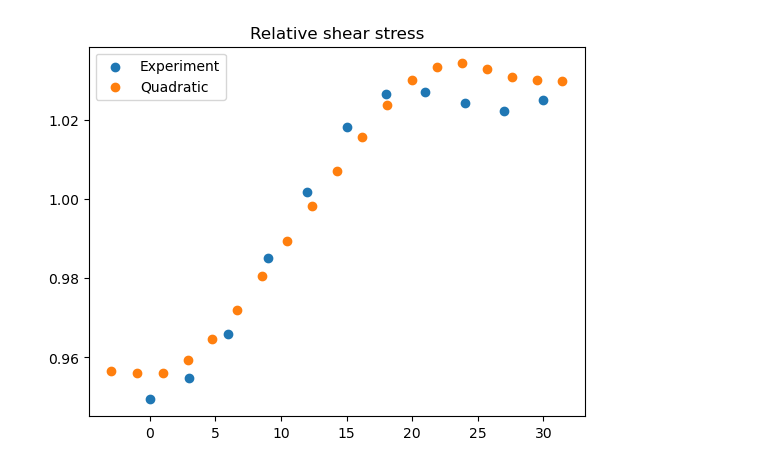
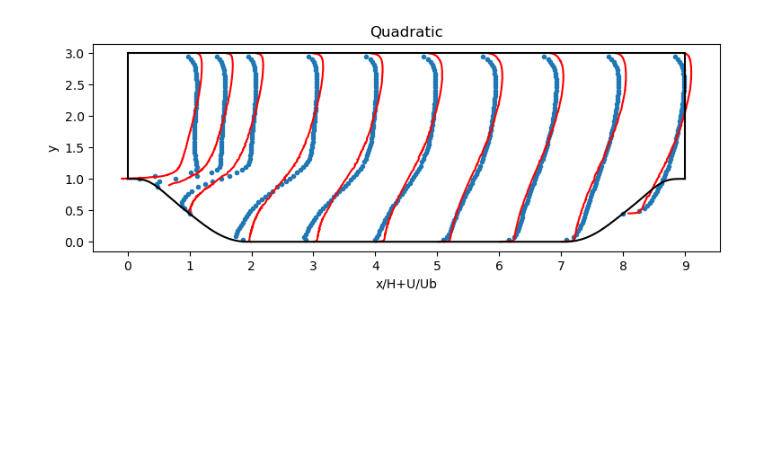
Before and after one commit to JulesL2/CS_Postprocess, a Jupyter notebook: extraction.ipynb, the cells around one changed output. Saved outputs shown, nothing was run; the diff lists cells and outputs as text; code cells hidden in the pictures; blank space fills up the shorter version.

```diff
--- a/extraction.ipynb
+++ b/extraction.ipynb
@@ -372,18 +388,37 @@ plot_stress(ExperimentDataPath_Tau,Stress_l,Iter_profile_l,lab_l)
-# %%
-df_s = pd.read_csv("/home/juleslecoustre/Documents/FuelRod/StarMesh/RESU/test_2mm.csv")[['Points_0', 'Points_1', 'Points_2','Shear_Stress_Magnitude']]
-df_s = df_s.loc[df_s["Points_2"] == 5.6].copy(deep=True)
-df_s["Phi"] = 180/np.pi*np.arctan2(df_s["Points_1"],df_s["Points_0"]+0.1404)
-#df_s1 = df_s.loc[(df_s["Phi"] <= 30) & (df_s["Phi"] >= 0)].copy(deep=True)
-#df_s2 = df_s.loc[(df_s["Phi"] >= 30) & (df_s["Phi"] <= 60)].copy(deep=True)
-#df_s2["Phi"] = 60-df_s2["Phi"]
-df_s["Phi"] = 60-df_s["Phi"]
-plt.scatter(df_tau_exp["Phi"],df_tau_exp["181200_avg"],label="Experiment")
-plt.scatter(df_s["Phi"].values,df_s["Shear_Stress_Magnitude"].values/df_s["Shear_Stress_Magnitude"].mean(),label="Quadratic")
-#plt.scatter(df_s1["Phi"].values,df_s1["Shear_Stress_Magnitude"].values/df_s1["Shear_Stress_Magnitude"].mean(),label="30-60 (original domain)")
-#plt.scatter(df_s2["Phi"].values,df_s2["Shear_Stress_Magnitude"].values/df_s2["Shear_Stress_Magnitude"].mean(),label="0-30")
-#plt.ylim((0.85,1.15))
-plt.title("Relative shear stress")
-plt.legend()
-plt.show()
-# %% [output]
-[figure, removed]
+# %%
+global Hill_h
+Hill_h =0.028
+global U_b
+U_b = 7.567857
+
+hill_shape= pd.read_csv("/home/juleslecoustre/Documents/PeriodicHill/CASE1/hill_coordinates.csv")
+hill_shape=hill_shape.sort_values(by=["Points_0"])
+
+experiment = pd.read_csv("/home/juleslecoustre/Documents/PeriodicHill/CASE1/hill.csv")
+
+Profiles_Path = Path("/home/juleslecoustre/Documents/PeriodicHill/CASE1/RESU/Cubic_Re10k_H28mm_add3000/profiles")
+measures = ["0","0.5","1","2","3","4","5","6","7","8"]
+Iter = "30000"
+
+fig,ax = plt.subplots(figsize=(9,3))
+for mes in measures:
+  df = pd.read_csv(Profiles_Path.joinpath("{0}m_{1}.csv".format(mes,Iter)))
+  col2  = []
+  for col in df.columns:
+      col2.append(str(col).strip(' '))
+  df.columns = col2
+  df["x/H+U/Ub"] = df["x"]/Hill_h + df["U_avg"]/U_b
+  df["y/H"] = df["y"]/Hill_h
+  ax.plot(df["x/H+U/Ub"],df["y/H"],c="r")
+ax.scatter(experiment["x+U/Ub"],experiment["y"],marker='.')
+ax.plot(hill_shape["Points_0"]/Hill_h,hill_shape["Points_1"]/Hill_h,c="black")
+ax.plot([0,0],[1,3],c="black")
+ax.plot([0,9],[3,3],c="black")
+ax.plot([9,9],[1,3],c="black")
+ax.set_xlabel("x/H+U/Ub")
+ax.set_xticks(range(10))
+ax.set_ylabel("y")
+ax.set_title("Quadratic")
+plt.show()
+# %% [output]
+[figure, added]
```
Also changed, not shown: parts of 8 cells of this notebook.
